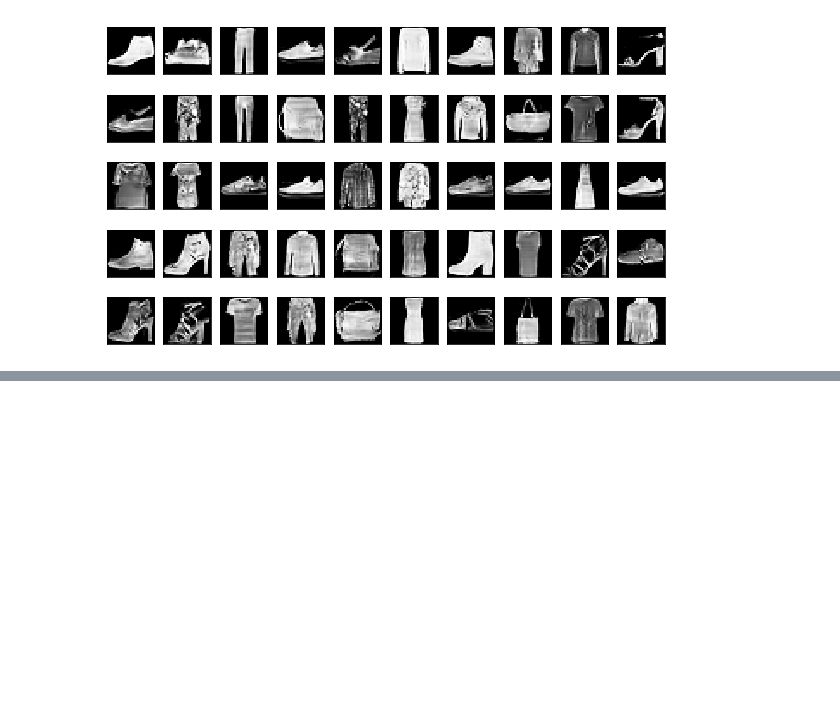
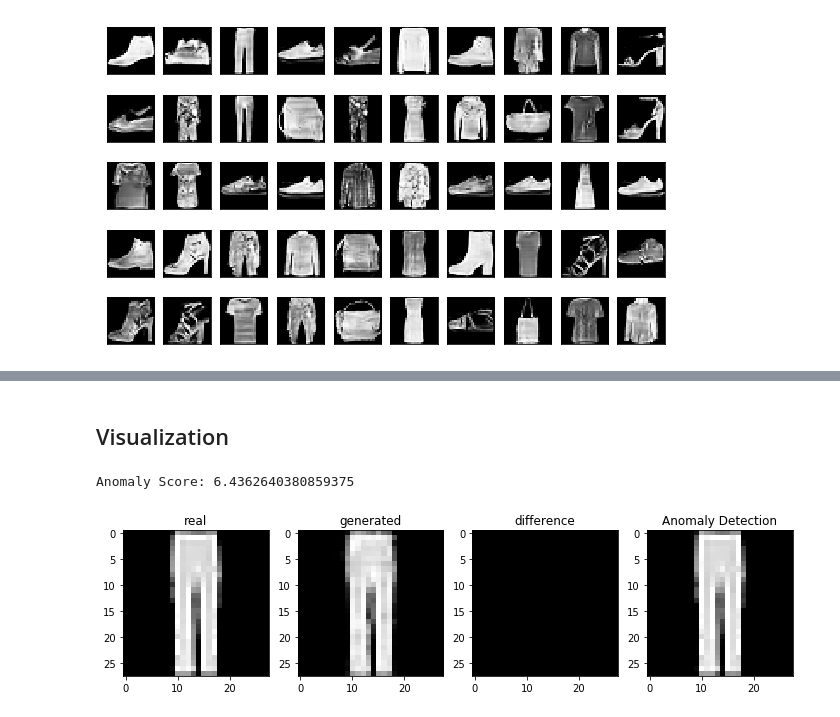
Before and after one commit to AndersonJo/gan-yhat, a Jupyter notebook: 08 anogan/anogan-pytorch.ipynb, the cells around one changed output, grey strips where cells are left out. Drawn from its saved outputs; the diff is of its cells as text; code cells hidden in the pictures; blank space fills up the shorter version.

```diff
--- a/08 anogan/anogan-pytorch.ipynb
+++ b/08 anogan/anogan-pytorch.ipynb
@@ -603,0 +530,51 @@ for _subs in subplots:
+# %% [markdown]
+## Visualization
+# %%
+def compare_images(real_img, generated_img):
+    real_img = real_img.cpu().data.numpy().reshape(28, 28) * 255
+    generated_img = generated_img.cpu().data.numpy().reshape(28, 28) * 255
+    generated_img = generated_img.astype(np.uint8)
+
+    diff_img = np.abs(real_img - generated_img)
+    diff_img[diff_img <= 150] = 0
+
+    anomaly_img = np.zeros(shape=(28, 28, 3))
+    anomaly_img[:, :, 0] = real_img
+    anomaly_img[:, :, 1] = real_img
+    anomaly_img[:, :, 2] = real_img
+    anomaly_img[:, :, 0] += diff_img
+    anomaly_img = anomaly_img.astype(np.uint8)
+
+    fig, plots = plt.subplots(1, 4)
+    fig.set_figwidth(12)
+    fig.set_figheight(10)
+    plots = plots.reshape(-1)
+    plots[0].imshow(real_img, cmap='gray', label='real')
+    plots[1].imshow(generated_img, cmap='gray')
+    plots[2].imshow(diff_img, cmap='gray')
+    plots[3].imshow(anomaly_img)
+
+    plots[0].set_title('real')
+    plots[1].set_title('generated')
+    plots[2].set_title('difference')
+    plots[3].set_title('Anomaly Detection')
+
+
+def estimate_anomaly_score(real_img, generated_img):
+    real_img = real_img.view(1, 1, 28, 28).cuda()
+    generated_img = generated_img.view(1, 1, 28, 28).cuda()
+
+    loss_r = residual_loss(real_img, generated_img)
+    loss_d = feature_mapping(G, D, real_img, generated_img)
+    loss_a = anomaly_loss(loss_r, loss_d, l=0.5)
+    return loss_a.cpu().data.numpy()[0]
+
+real_img = Variable(sample_x[0][0]).cuda()
+generated_img = G(noise)[0][0].cuda()
+score = anomaly_score(real_img, generated_img)
+
+compare_images(real_img, generated_img)
+print(f'Anomaly Score: {score}')
+# %% [output]
+Anomaly Score: 6.4362640380859375
+[figure, added]
```
Also changed, not shown: parts of 18 cells of this notebook, 6 other files.
